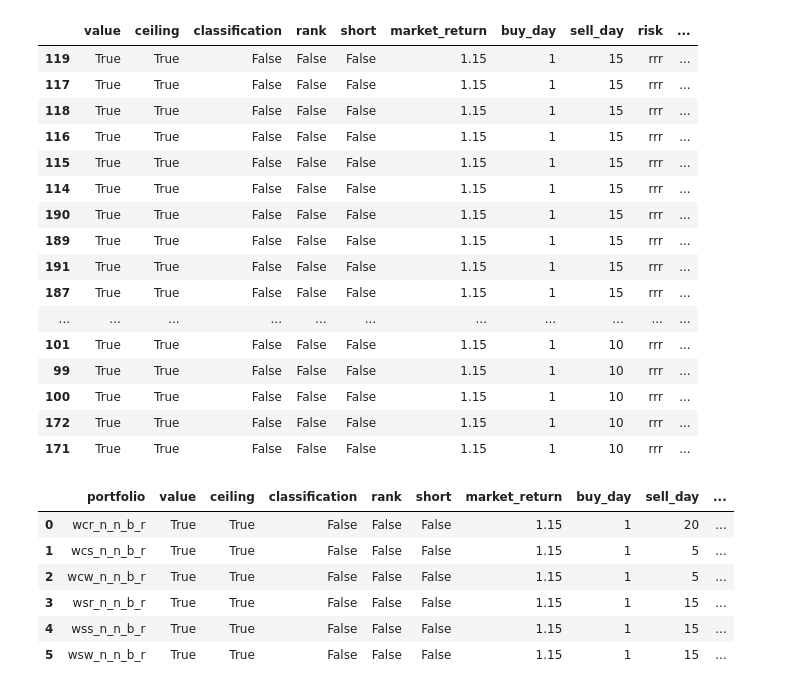
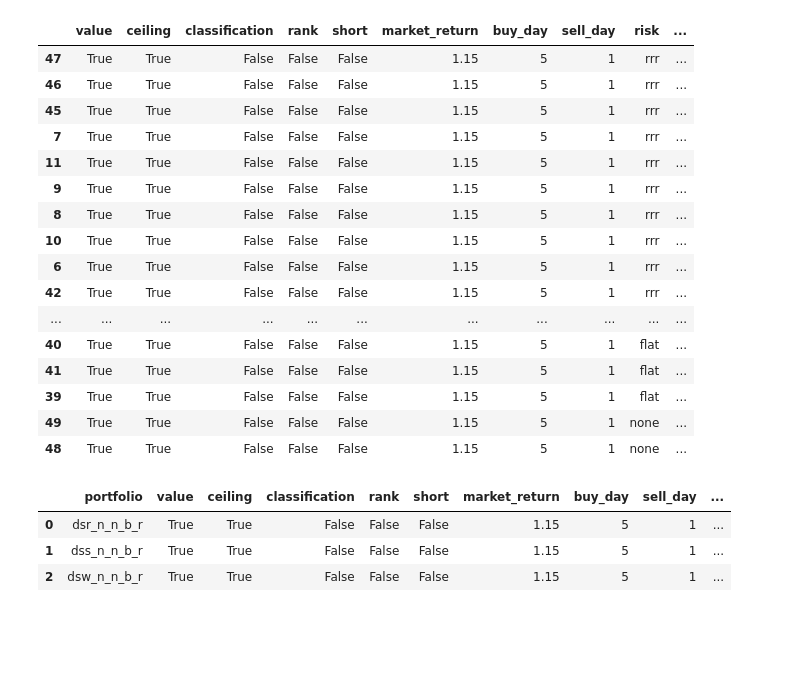
Before and after one commit to webclinic017/longshot-, a Jupyter notebook: analysis.ipynb, the cells around one changed output. Cells and saved outputs as stored; diff of their text form; code cells hidden in the pictures; blank space fills up the shorter version.

```diff
--- a/analysis.ipynb
+++ b/analysis.ipynb
@@ -35,22 +35,13 @@ current_start_date = datetime(2023,1,1)
 # %%
 market = Market()
 # %%
-portfolio = APortfolio(pricer_list.WEEKLY_STOCK_SPECULATION
+portfolio = APortfolio(pricer_list.DAILY_STOCK_SPECULATION
                           ,classifier_list.NONE
                           ,ranker_list.NONE)
-portfolio_ii = APortfolio(pricer_list.WEEKLY_STOCK_ROLLING
+portfolio_ii = APortfolio(pricer_list.DAILY_STOCK_ROLLING
                            ,classifier_list.NONE
                           ,ranker_list.NONE)
-portfolio_iii = APortfolio(pricer_list.WEEKLY_STOCK_WINDOW
-                          ,classifier_list.NONE
-                          ,ranker_list.NONE)
-portfolio_iv = APortfolio(pricer_list.WEEKLY_CRYPTO_ROLLING
-                          ,classifier_list.NONE
-                          ,ranker_list.NONE)
-portfolio_v = APortfolio(pricer_list.WEEKLY_CRYPTO_WINDOW
-                          ,classifier_list.NONE
-                          ,ranker_list.NONE)
-portfolio_vi = APortfolio(pricer_list.WEEKLY_CRYPTO_SPECULATION
+portfolio_iii = APortfolio(pricer_list.DAILY_STOCK_WINDOW
                           ,classifier_list.NONE
                           ,ranker_list.NONE)
 
@@ -58,9 +49,6 @@ portfolios = []
 portfolios.append(portfolio)
 portfolios.append(portfolio_ii)
 portfolios.append(portfolio_iii)
-portfolios.append(portfolio_iv)
-portfolios.append(portfolio_v)
-portfolios.append(portfolio_vi)
 # %%
 fund = Fund(portfolios,backtest_start_date,backtest_end_date,current_start_date)
 market = Market()
@@ -87,11 +79,11 @@ for portfolio in tqdm(portfolios):
             trade = portfolio.db.query("trades",parameter)
             if trade.index.size > 0:
                 indexer = list(parameters[0].keys()) + ['portfolio']
-                positions = int(portfolio.pricer_class.positions / 5) if portfolio.pricer_class.asset_class.value == "stocks" else 1
+                positions = int(portfolio.pricer_class.positions / 10) if portfolio.pricer_class.asset_class.value == "stocks" else 1
                 pricer_timeframe =  portfolio.pricer_class.time_horizon_class.naming_convention
                 trade = trade[trade["position"] <= positions]
                 ledger = trade.sort_values(["year",pricer_timeframe]).copy()
-                anas = weekly_analysis if pricer_timeframe == "week" else quarterly_analysis
+                anas = weekly_analysis if pricer_timeframe == "week" else dately_analysis
                 if ledger.index.size > 0:
                     cumulative = anas.trade_analysis(ledger,positions,tyields,bench_returns)
                     for key in parameter.keys():
@@ -104,35 +96,32 @@ for portfolio in tqdm(portfolios):
     portfolio.db.disconnect()
 a = pd.DataFrame([x.to_dict() for x in analysis])
 # %%
-a[a["risk"]=="rrr"].sort_values("pv",ascending=False).head(20)
+a.sort_values("pv",ascending=False).head(20)
 # %% [output]
 |  | value | ceiling | classification | rank | short | market_return | buy_day | sell_day | risk | ... |
-| 119 | True | True | False | False | False | 1.15 | 1 | 15 | rrr | ... |
-| 117 | True | True | False | False | False | 1.15 | 1 | 15 | rrr | ... |
-| 118 | True | True | False | False | False | 1.15 | 1 | 15 | rrr | ... |
-| 116 | True | True | False | False | False | 1.15 | 1 | 15 | rrr | ... |
-| 115 | True | True | False | False | False | 1.15 | 1 | 15 | rrr | ... |
-| 114 | True | True | False | False | False | 1.15 | 1 | 15 | rrr | ... |
-| 190 | True | True | False | False | False | 1.15 | 1 | 15 | rrr | ... |
-| 189 | True | True | False | False | False | 1.15 | 1 | 15 | rrr | ... |
-| 191 | True | True | False | False | False | 1.15 | 1 | 15 | rrr | ... |
-| 187 | True | True | False | False | False | 1.15 | 1 | 15 | rrr | ... |
+| 47 | True | True | False | False | False | 1.15 | 5 | 1 | rrr | ... |
+| 46 | True | True | False | False | False | 1.15 | 5 | 1 | rrr | ... |
+| 45 | True | True | False | False | False | 1.15 | 5 | 1 | rrr | ... |
+| 7 | True | True | False | False | False | 1.15 | 5 | 1 | rrr | ... |
+| 11 | True | True | False | False | False | 1.15 | 5 | 1 | rrr | ... |
+| 9 | True | True | False | False | False | 1.15 | 5 | 1 | rrr | ... |
+| 8 | True | True | False | False | False | 1.15 | 5 | 1 | rrr | ... |
+| 10 | True | True | False | False | False | 1.15 | 5 | 1 | rrr | ... |
+| 6 | True | True | False | False | False | 1.15 | 5 | 1 | rrr | ... |
+| 42 | True | True | False | False | False | 1.15 | 5 | 1 | rrr | ... |
 | ... | ... | ... | ... | ... | ... | ... | ... | ... | ... | ... |
-| 101 | True | True | False | False | False | 1.15 | 1 | 10 | rrr | ... |
-| 99 | True | True | False | False | False | 1.15 | 1 | 10 | rrr | ... |
-| 100 | True | True | False | False | False | 1.15 | 1 | 10 | rrr | ... |
-| 172 | True | True | False | False | False | 1.15 | 1 | 10 | rrr | ... |
-| 171 | True | True | False | False | False | 1.15 | 1 | 10 | rrr | ... |
+| 40 | True | True | False | False | False | 1.15 | 5 | 1 | flat | ... |
+| 41 | True | True | False | False | False | 1.15 | 5 | 1 | flat | ... |
+| 39 | True | True | False | False | False | 1.15 | 5 | 1 | flat | ... |
+| 49 | True | True | False | False | False | 1.15 | 5 | 1 | none | ... |
+| 48 | True | True | False | False | False | 1.15 | 5 | 1 | none | ... |
 # %%
-a[a["risk"]=="rrr"].sort_values("pv",ascending=False).groupby("portfolio").nth(0).reset_index()
+a.sort_values("pv",ascending=False).groupby("portfolio").nth(0).reset_index()
 # %% [output]
 |  | portfolio | value | ceiling | classification | rank | short | market_return | buy_day | sell_day | ... |
-| 0 | wcr_n_n_b_r | True | True | False | False | False | 1.15 | 1 | 20 | ... |
-| 1 | wcs_n_n_b_r | True | True | False | False | False | 1.15 | 1 | 5 | ... |
-| 2 | wcw_n_n_b_r | True | True | False | False | False | 1.15 | 1 | 5 | ... |
-| 3 | wsr_n_n_b_r | True | True | False | False | False | 1.15 | 1 | 15 | ... |
-| 4 | wss_n_n_b_r | True | True | False | False | False | 1.15 | 1 | 15 | ... |
-| 5 | wsw_n_n_b_r | True | True | False | False | False | 1.15 | 1 | 15 | ... |
+| 0 | dsr_n_n_b_r | True | True | False | False | False | 1.15 | 5 | 1 | ... |
+| 1 | dss_n_n_b_r | True | True | False | False | False | 1.15 | 5 | 1 | ... |
+| 2 | dsw_n_n_b_r | True | True | False | False | False | 1.15 | 5 | 1 | ... |
 # %%
 top = a.sort_values("pv",ascending=False).iloc[0]
 db = ADatabase(top["portfolio"])
```
Also changed, not shown: parts of 21 cells of this notebook, 20 other files.
